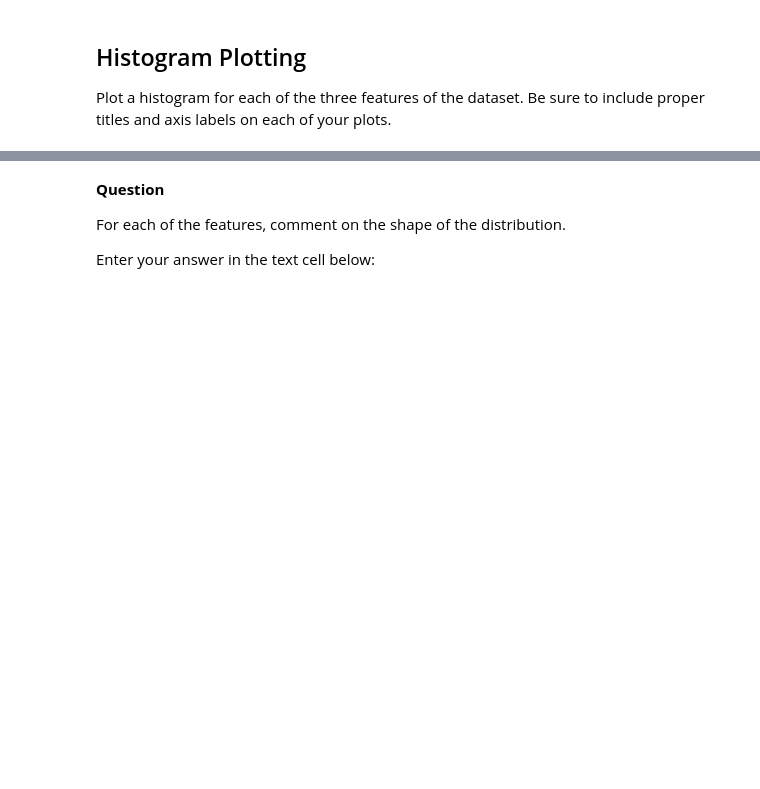
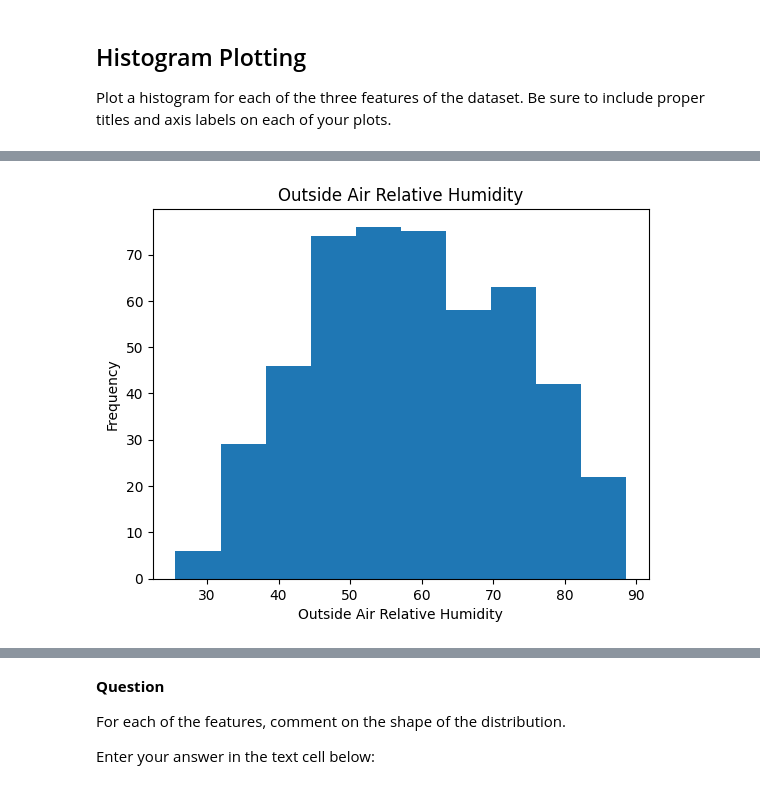
Before and after one commit to ncat-morrow/isen-project-1-vanguards, a Jupyter notebook: ISEN_370_Project_1_Assignment.ipynb, the cells around one changed output, grey strips where cells are left out. Cells and saved outputs as stored; diff of their text form; code cells hidden in the pictures; blank space fills up the shorter version.

```diff
--- a/ISEN_370_Project_1_Assignment.ipynb
+++ b/ISEN_370_Project_1_Assignment.ipynb
@@ -45,0 +88,8 @@ Plot a histogram for each of the three features of the dataset. Be sure to inclu
+# %%
+plt.hist(features['Outside Air Relative Humidity'])
+plt.ylabel('Frequency')
+plt.xlabel("Outside Air Relative Humidity")
+plt.title('Outside Air Relative Humidity')
+plt.show()
+# %% [output]
+[figure, added]
```
Also changed, not shown: parts of 12 cells of this notebook.
